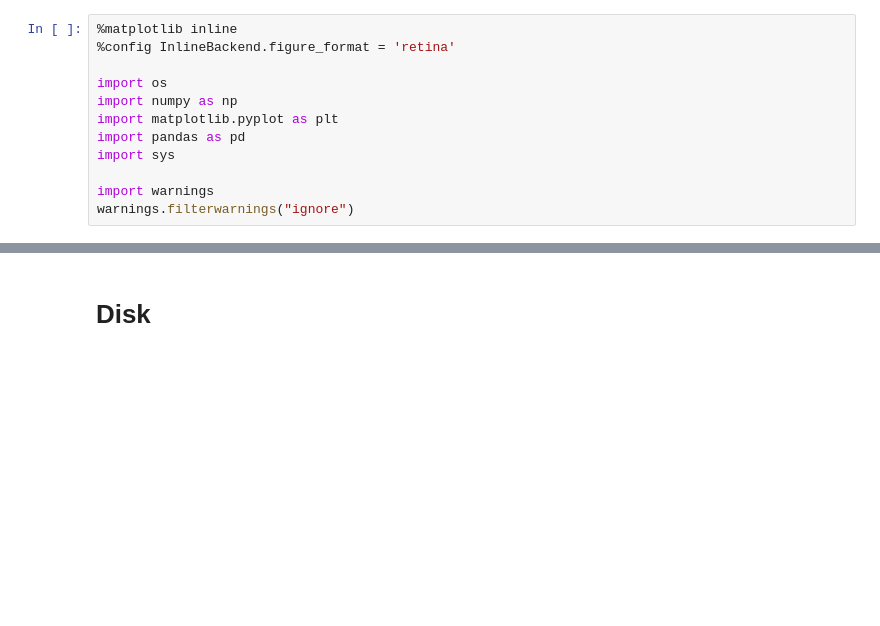
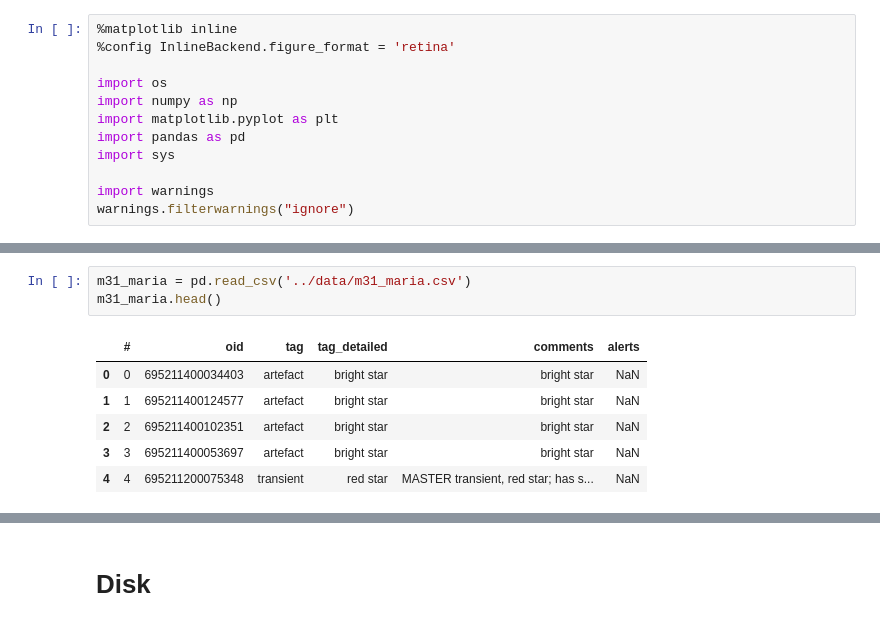
Before and after one commit to snad-space/zwad, a Jupyter notebook: notebooks/make_anomalies_tables.ipynb, the cells around one changed output, grey strips where cells are left out. Cells and saved outputs as stored; diff of their text form; blank space fills up the shorter version.

```diff
--- a/notebooks/make_anomalies_tables.ipynb
+++ b/notebooks/make_anomalies_tables.ipynb
@@ -12,0 +36,10 @@ warnings.filterwarnings("ignore")
+# %%
+m31_maria = pd.read_csv('../data/m31_maria.csv')
+m31_maria.head()
+# %% [output]
+|  | # | oid | tag | tag_detailed | comments | alerts |
+| 0 | 0 | 695211400034403 | artefact | bright star | bright star | NaN |
+| 1 | 1 | 695211400124577 | artefact | bright star | bright star | NaN |
+| 2 | 2 | 695211400102351 | artefact | bright star | bright star | NaN |
+| 3 | 3 | 695211400053697 | artefact | bright star | bright star | NaN |
+| 4 | 4 | 695211200075348 | transient | red star | MASTER transient, red star; has s... | NaN |
```
Also changed, not shown: parts of 5 cells of this notebook.
